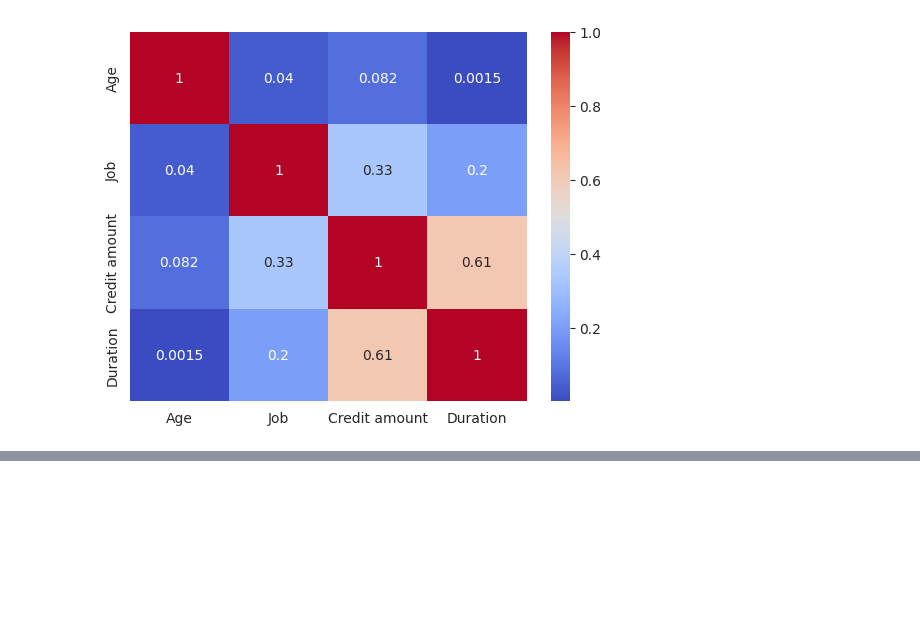
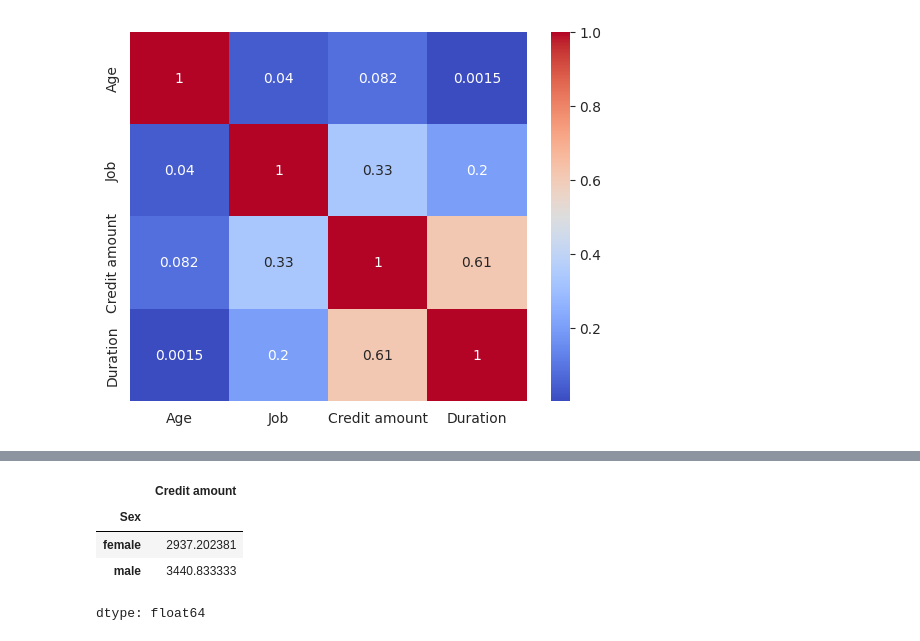
Before and after one commit to Prasmu007/Project-Credit-Risk-Modelling, a Jupyter notebook: Credit_Risk_Modelling.ipynb, the cells around one changed output, grey strips where cells are left out. Cells and saved outputs as stored; diff of their text form; code cells hidden in the pictures; blank space fills up the shorter version.

```diff
--- a/Credit_Risk_Modelling.ipynb
+++ b/Credit_Risk_Modelling.ipynb
@@ -196,0 +205,8 @@ sns.heatmap(corr, annot=True, cmap="coolwarm")
+# %%
+df.groupby("Sex")["Credit amount"].mean()
+# %% [output]
+|  | Credit amount |
+| Sex |  |
+| female | 2937.202381 |
+| male | 3440.833333 |
+dtype: float64
```
Also changed, not shown: parts of 2 cells of this notebook.
